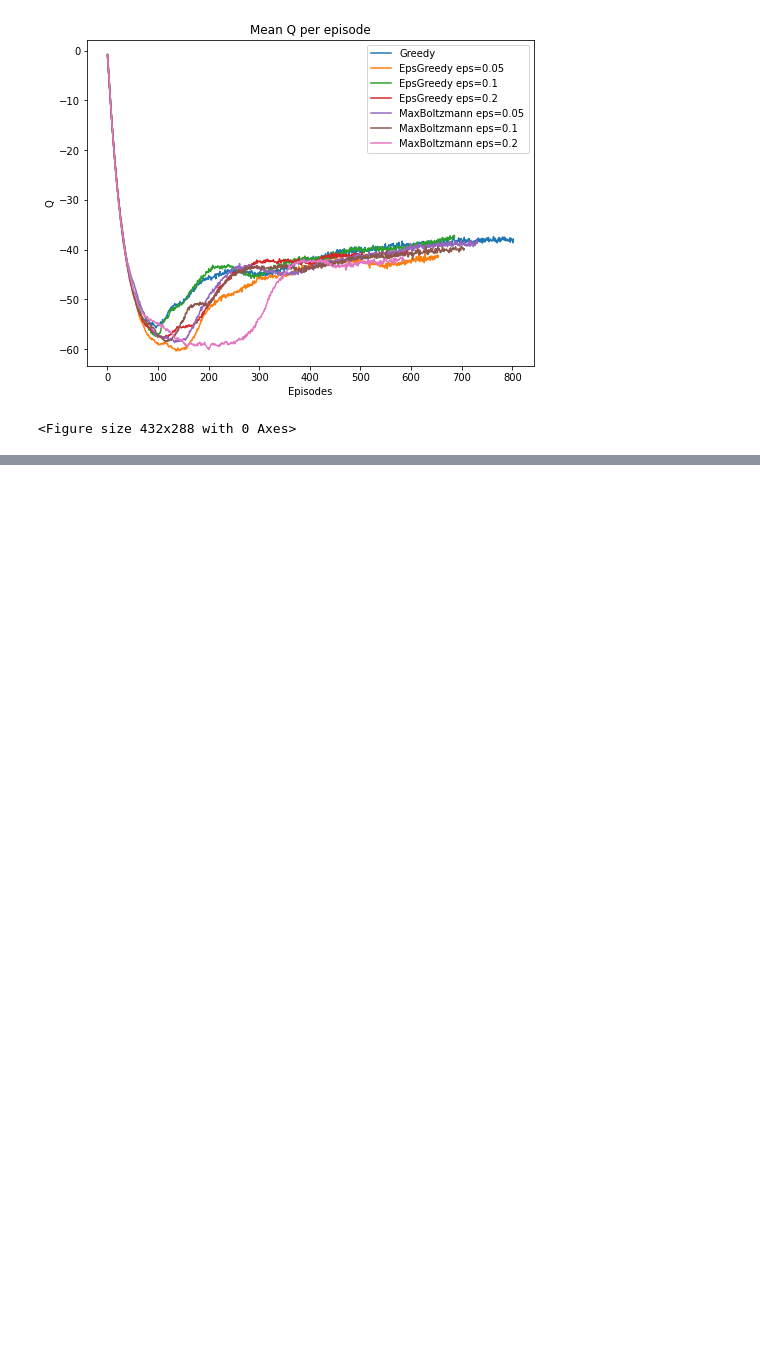
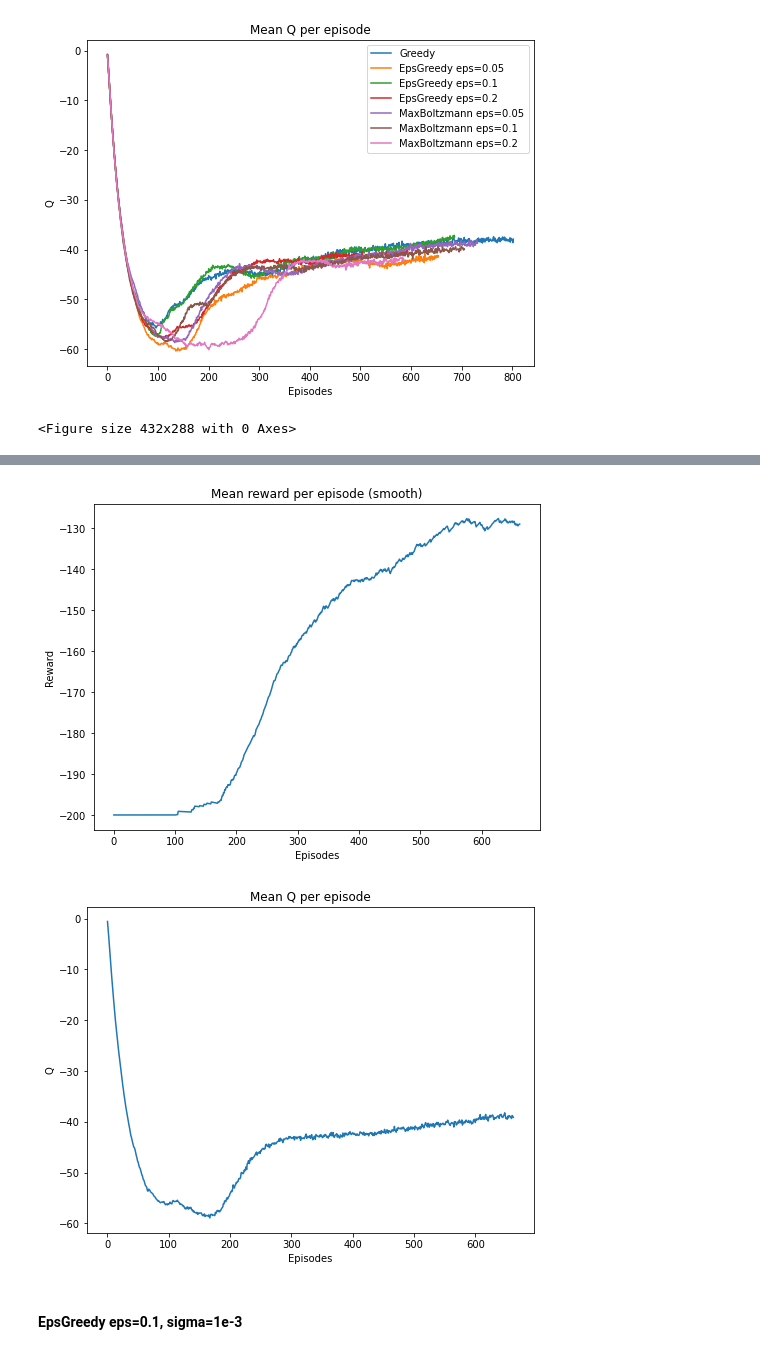
Before and after one commit to agaitanis/msc_dl, a Jupyter notebook: drl/mountain_car.ipynb, the cells around one changed output, grey strips where cells are left out. Saved outputs shown, nothing was run; the diff lists cells and outputs as text; code cells hidden in the pictures; blank space fills up the shorter version.

```diff
--- a/drl/mountain_car.ipynb
+++ b/drl/mountain_car.ipynb
@@ -142,11 +136,9 @@ def exponential_smoothing(x, alpha):
 
     return y
 
-def plot_results(experiments, prefix=None):
+def plot_results(experiments):
     if type(experiments) == str:
         experiments = [experiments]
-        if prefix is None:
-            prefix = experiments[0]
 
     plt.figure(figsize=(8, 6))
     plt.title('Mean reward per episode (smooth)')
@@ -163,7 +155,6 @@ def plot_results(experiments, prefix=None):
     if len(experiments) > 1:
         plt.legend()
     plt.show()
-    plt.savefig(MAIN_DIR + prefix + '_rewards_smooth.jpg')
 
     plt.figure(figsize=(8, 6))
     plt.title('Mean Q per episode')
@@ -179,7 +170,6 @@ def plot_results(experiments, prefix=None):
     if len(experiments) > 1:
         plt.legend()
     plt.show()
-    plt.savefig(MAIN_DIR + prefix + '_q.jpg')
 # %% [markdown]
 ## Experiments
 # %% [markdown]
@@ -407,0 +422,7 @@ plot_results(experiments, 'all_policies_without_noise_')
+# %%
+plot_results('EpsGreedy eps=0.1, sigma=1e-4')
+# %% [output]
+[figure, added]
+[figure, added]
+# %% [markdown]
+#### EpsGreedy eps=0.1, sigma=1e-3
```
Also changed, not shown: parts of 19 cells of this notebook.
